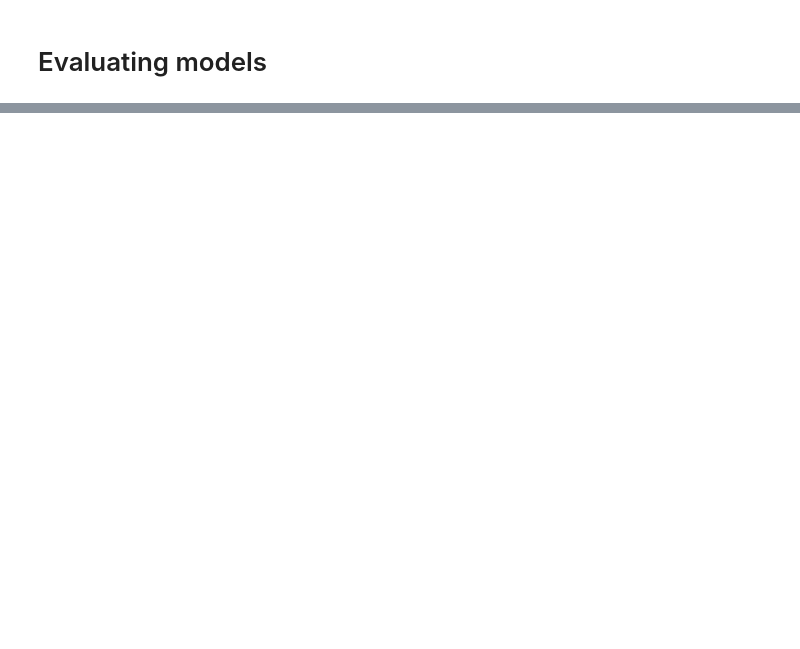
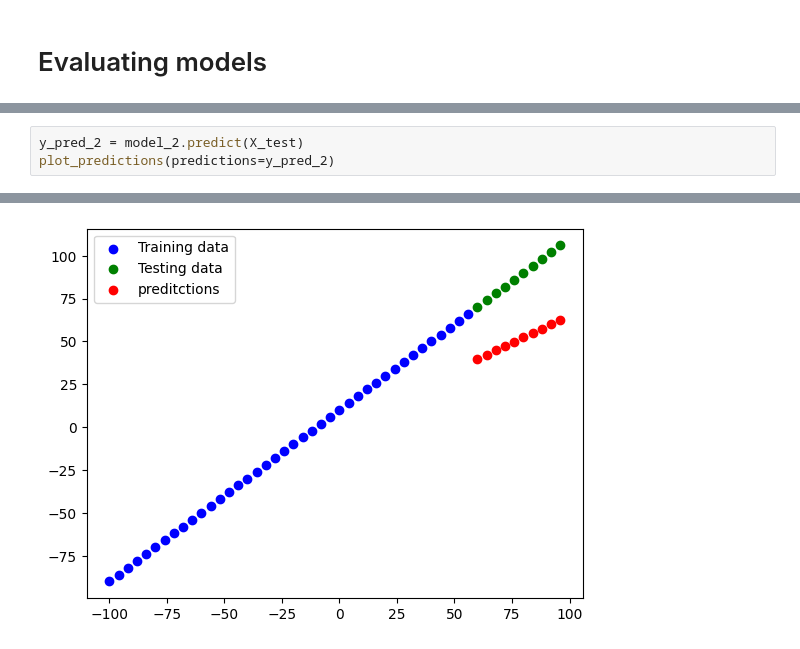
Before and after one commit to Zuhair0000/tensorflow_bootcamp, a Jupyter notebook: 01_neural_network_regression_with_tensorflow.ipynb, the cells around one changed output, grey strips where cells are left out. Cells and saved outputs as stored; diff of their text form; blank space fills up the shorter version.

```diff
--- a/01_neural_network_regression_with_tensorflow.ipynb
+++ b/01_neural_network_regression_with_tensorflow.ipynb
@@ -212,0 +255,4 @@ MSE: 12.629846572875977
+# %%
+y_pred_2 = model_2.predict(X_test)
+plot_predictions(predictions=y_pred_2)
+# %% [output]
@@ -212,0 +260 @@ MSE: 12.629846572875977
+[figure, added]
```
Also changed, not shown: parts of 22 cells of this notebook.
